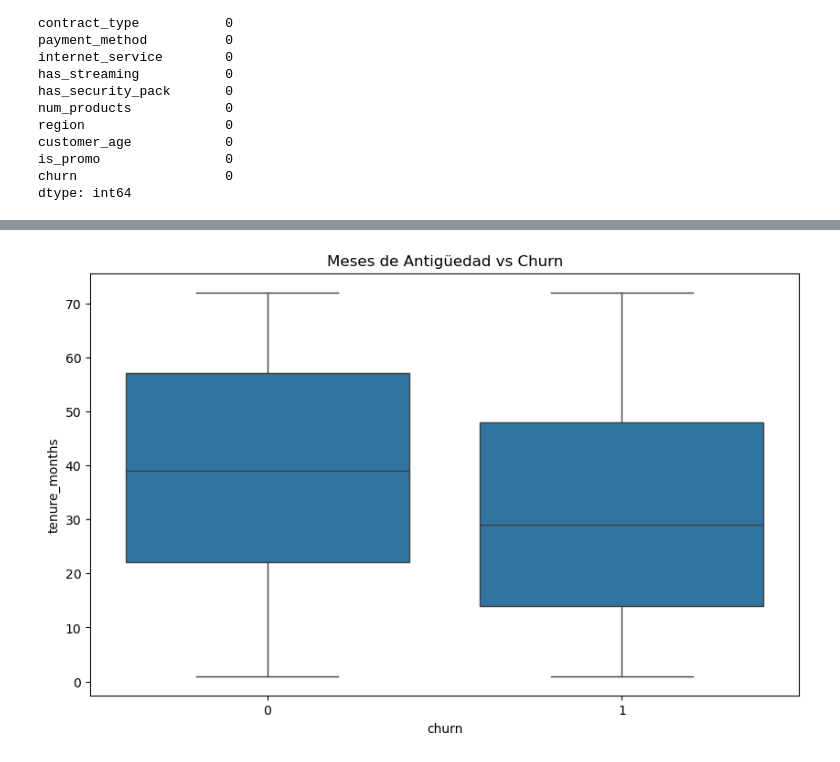
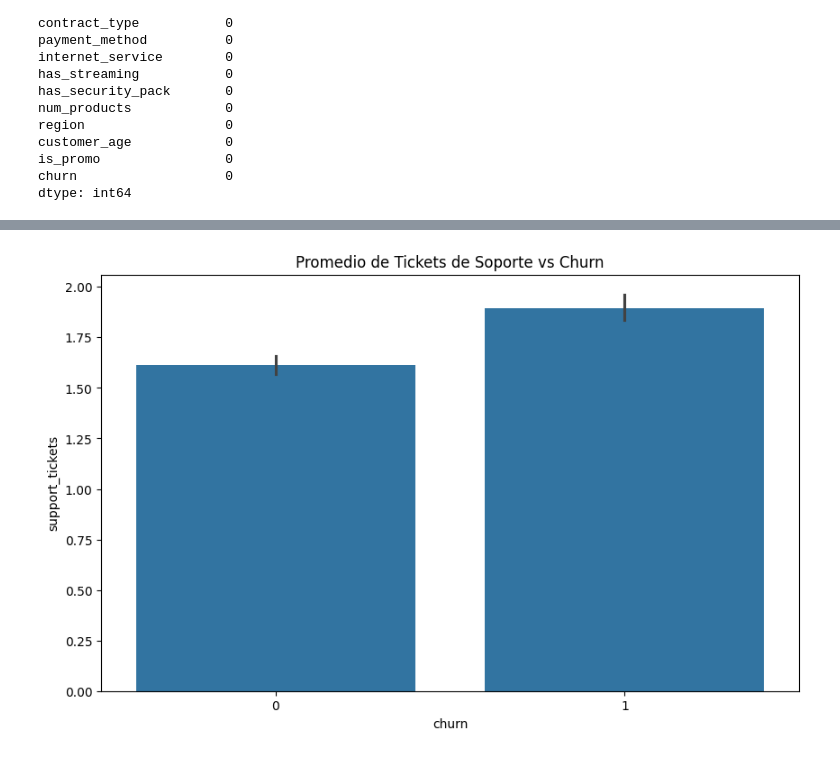
Before and after one commit to JuanManuelResquin84/Portafolio_03_Proyecto_AndesLink_MLOps, a Jupyter notebook: notebooks/01_EDA_AndesLink.ipynb, the cells around one changed output, grey strips where cells are left out. Cells and saved outputs as stored; diff of their text form; code cells hidden in the pictures.

```diff
--- a/notebooks/01_EDA_AndesLink.ipynb
+++ b/notebooks/01_EDA_AndesLink.ipynb
@@ -78,8 +86,8 @@ Passing `palette` without assigning `hue` is deprecated and will be removed in v
 # %%
-#2 Relación: Antigüedad vs Churn (Hipótesis: ¿los nuevos se van más?)
+# Relación: Tickets de Soporte vs Churn
 plt.figure(figsize=(10,6))
-sns.boxplot(data=df, x='churn', y='tenure_months')
-plt.title('Meses de Antigüedad vs Churn')
+sns.barplot(data=df, x='churn', y='support_tickets')
+plt.title('Promedio de Tickets de Soporte vs Churn')
 plt.show()
 # %% [output]
-[figure, old version]
+[figure, new version]
```
Also changed, not shown: parts of 19 cells of this notebook, 4 other files.
